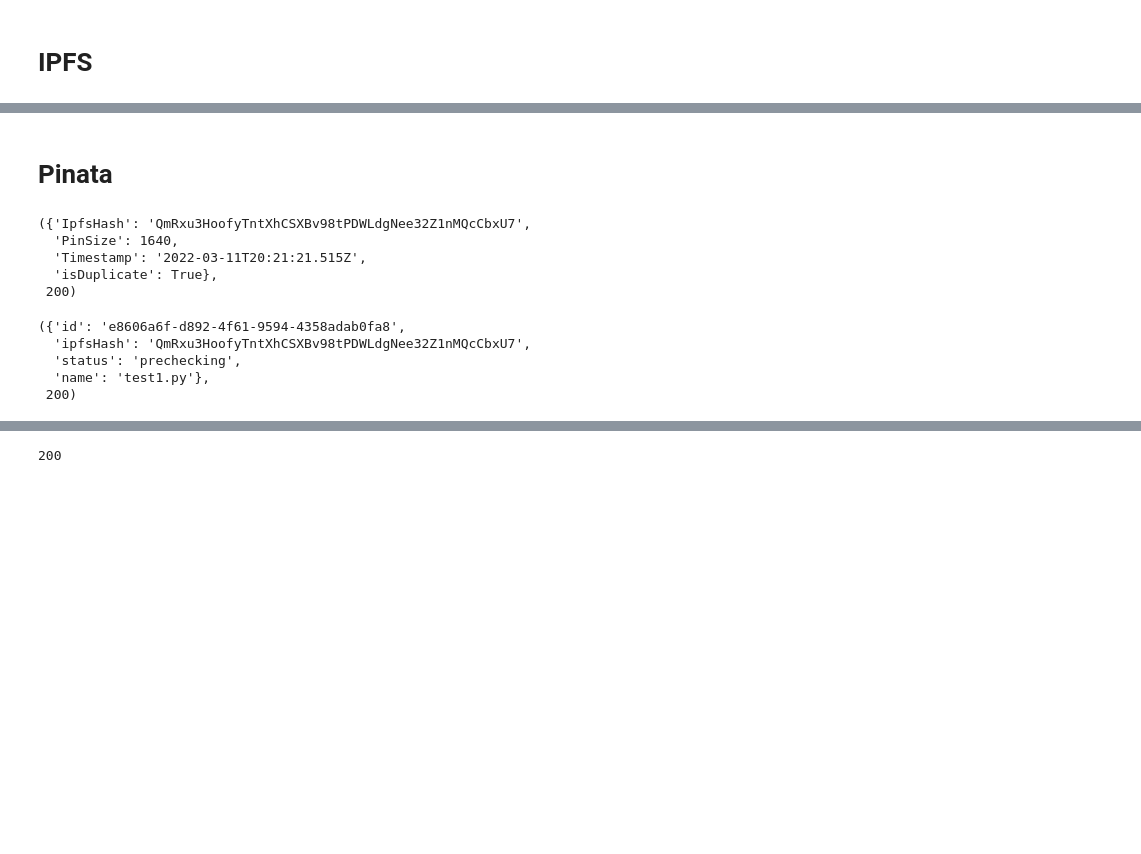
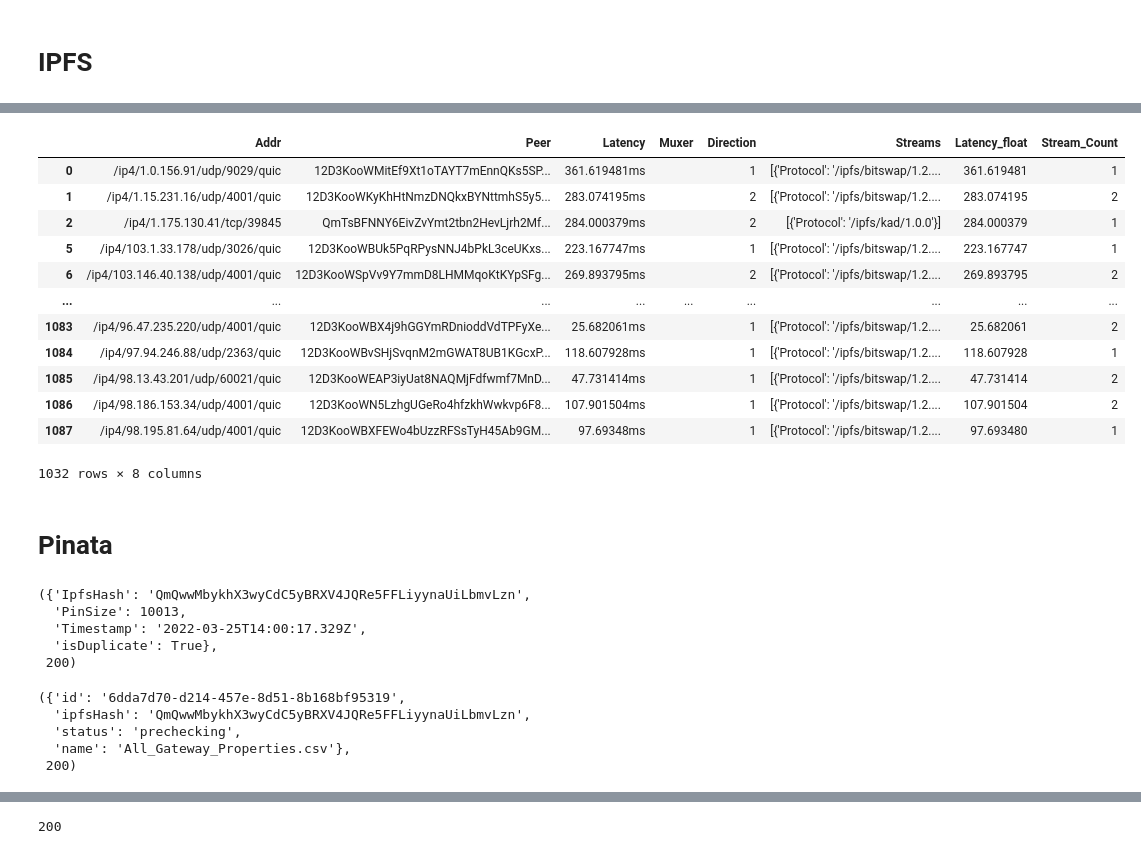
Before and after one commit to AlgoveraAI/Immerse, a Jupyter notebook: Storage.ipynb, the cells around one changed output, grey strips where cells are left out. Saved outputs shown, nothing was run; the diff lists cells and outputs as text; code cells hidden in the pictures; blank space fills up the shorter version.

```diff
--- a/Storage.ipynb
+++ b/Storage.ipynb
@@ -87,3 +83,19 @@ read_file(response)
+# %%
+df_peers
+# %% [output]
+|  | Addr | Peer | Latency | Muxer | Direction | Streams | Latency_float | Stream_Count |
+| 0 | /ip4/1.0.156.91/udp/9029/quic | 12D3KooWMitEf9Xt1oTAYT7mEnnQKs5SP... | 361.619481ms |  | 1 | [{'Protocol': '/ipfs/bitswap/1.2.... | 361.619481 | 1 |
+| 1 | /ip4/1.15.231.16/udp/4001/quic | 12D3KooWKyKhHtNmzDNQkxBYNttmhS5y5... | 283.074195ms |  | 2 | [{'Protocol': '/ipfs/bitswap/1.2.... | 283.074195 | 2 |
+| 2 | /ip4/1.175.130.41/tcp/39845 | QmTsBFNNY6EivZvYmt2tbn2HevLjrh2Mf... | 284.000379ms |  | 2 | [{'Protocol': '/ipfs/kad/1.0.0'}] | 284.000379 | 1 |
+| 5 | /ip4/103.1.33.178/udp/3026/quic | 12D3KooWBUk5PqRPysNNJ4bPkL3ceUKxs... | 223.167747ms |  | 1 | [{'Protocol': '/ipfs/bitswap/1.2.... | 223.167747 | 1 |
+| 6 | /ip4/103.146.40.138/udp/4001/quic | 12D3KooWSpVv9Y7mmD8LHMMqoKtKYpSFg... | 269.893795ms |  | 2 | [{'Protocol': '/ipfs/bitswap/1.2.... | 269.893795 | 2 |
+| ... | ... | ... | ... | ... | ... | ... | ... | ... |
+| 1083 | /ip4/96.47.235.220/udp/4001/quic | 12D3KooWBX4j9hGGYmRDnioddVdTPFyXe... | 25.682061ms |  | 1 | [{'Protocol': '/ipfs/bitswap/1.2.... | 25.682061 | 2 |
+| 1084 | /ip4/97.94.246.88/udp/2363/quic | 12D3KooWBvSHjSvqnM2mGWAT8UB1KGcxP... | 118.607928ms |  | 1 | [{'Protocol': '/ipfs/bitswap/1.2.... | 118.607928 | 1 |
+| 1085 | /ip4/98.13.43.201/udp/60021/quic | 12D3KooWEAP3iyUat8NAQMjFdfwmf7MnD... | 47.731414ms |  | 1 | [{'Protocol': '/ipfs/bitswap/1.2.... | 47.731414 | 2 |
+| 1086 | /ip4/98.186.153.34/udp/4001/quic | 12D3KooWN5LzhgUGeRo4hfzkhWwkvp6F8... | 107.901504ms |  | 1 | [{'Protocol': '/ipfs/bitswap/1.2.... | 107.901504 | 2 |
+| 1087 | /ip4/98.195.81.64/udp/4001/quic | 12D3KooWBXFEWo4bUzzRFSsTyH45Ab9GM... | 97.69348ms |  | 1 | [{'Protocol': '/ipfs/bitswap/1.2.... | 97.693480 | 1 |
+1032 rows × 8 columns
 # %% [markdown]
 # Pinata
 # %%
@@ -93,19 +105,19 @@ pinata = PinataV1()
 # %%
 cred = pinata.get_creds()
 # %%
-pinata.upload_file("storage/ipfs.py",cred)
+pinata.upload_file("dataset/sample/All_Gateway_Properties.csv",cred)
 # %% [output]
-({'IpfsHash': 'QmRxu3HoofyTntXhCSXBv98tPDWLdgNee32Z1nMQcCbxU7',
-  'PinSize': 1640,
-  'Timestamp': '2022-03-11T20:21:21.515Z',
+({'IpfsHash': 'QmQwwMbykhX3wyCdC5yBRXV4JQRe5FFLiyynaUiLbmvLzn',
+  'PinSize': 10013,
+  'Timestamp': '2022-03-25T14:00:17.329Z',
   'isDuplicate': True},
  200)
 # %%
-pinata.pin("test1.py","QmRxu3HoofyTntXhCSXBv98tPDWLdgNee32Z1nMQcCbxU7",cred)
+pinata.pin("All_Gateway_Properties.csv","QmQwwMbykhX3wyCdC5yBRXV4JQRe5FFLiyynaUiLbmvLzn",cred)
 # %% [output]
-({'id': 'e8606a6f-d892-4f61-9594-4358adab0fa8',
-  'ipfsHash': 'QmRxu3HoofyTntXhCSXBv98tPDWLdgNee32Z1nMQcCbxU7',
+({'id': '6dda7d70-d214-457e-8d51-8b168bf95319',
+  'ipfsHash': 'QmQwwMbykhX3wyCdC5yBRXV4JQRe5FFLiyynaUiLbmvLzn',
   'status': 'prechecking',
-  'name': 'test1.py'},
+  'name': 'All_Gateway_Properties.csv'},
  200)
 # %%
```
Also changed, not shown: parts of 19 cells of this notebook.
